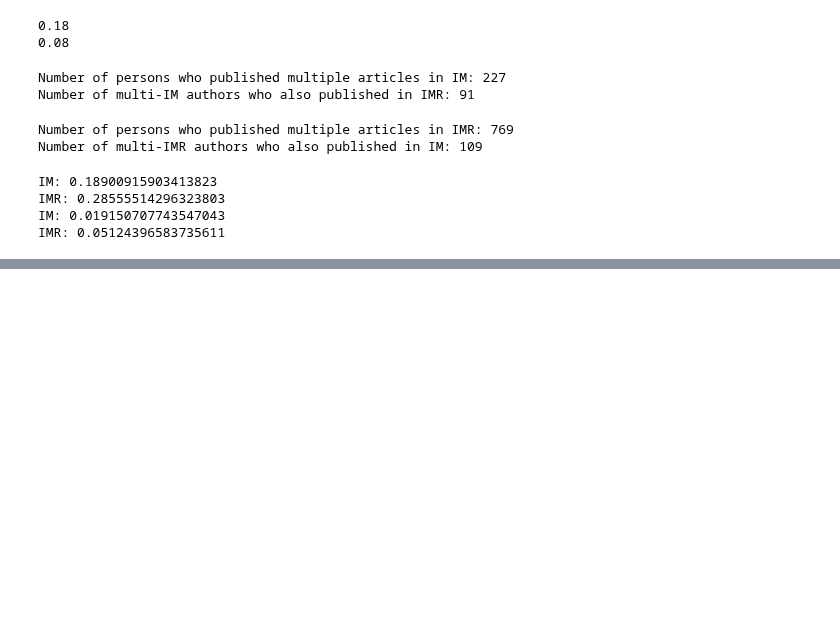
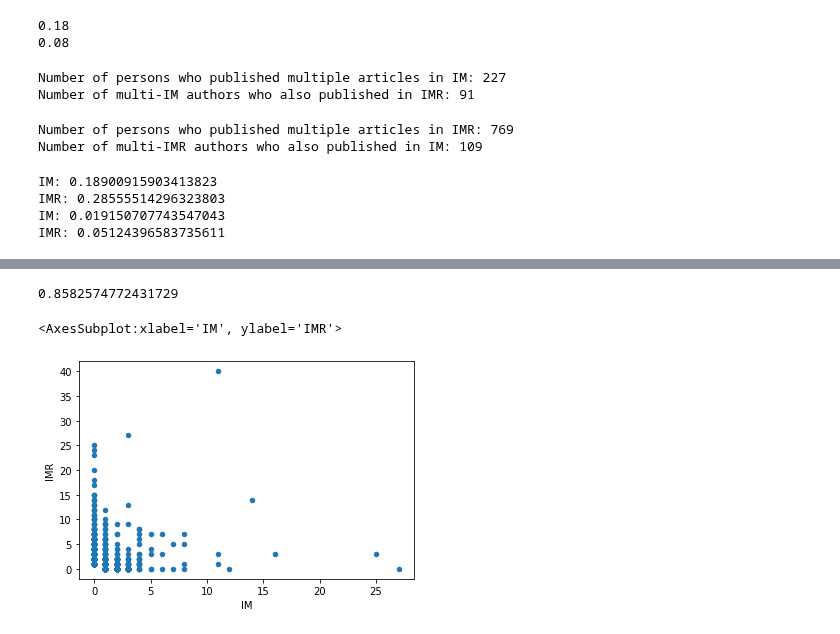
Before and after one commit to HoekR/migrant_discourse, a Jupyter notebook: notebooks/Community-overlap-analysis.ipynb, the cells around one changed output, grey strips where cells are left out. Cells and saved outputs as stored; diff of their text form; code cells hidden in the pictures; blank space fills up the shorter version.

```diff
--- a/notebooks/Community-overlap-analysis.ipynb
+++ b/notebooks/Community-overlap-analysis.ipynb
@@ -194,7 +194,7 @@ df_overlap[(df_overlap.IM > 0) & (df_overlap.IMR > 0)]
 # %% [markdown]
 There are 54 authors who published at least two articles in each journal. Here we see Gunther Beijer and and Jerzy Zubrzicki, who are also directly involved in the REMP publications:
 # %%
-g = df_split.groupby(['author_surname_initial', 'journal']).journal.count()
+g = df_split[df_split.author_surname_initial.isna() == False].groupby(['author_surname_initial', 'journal']).journal.count()
 df_overlap = g.unstack('journal').fillna(0.0)
 print('number of authors with at least two articles in both journals:',
       len(df_overlap[(df_overlap.IM > 1) & (df_overlap.IMR > 1)]))
@@ -263,0 +303,10 @@ IMR: 0.05124396583735611
+# %%
+305/371
+660/769
+# %% [output]
+0.8582574772431729
+# %%
+df_overlap.plot(kind='scatter', x='IM', y='IMR')
+# %% [output]
+<AxesSubplot:xlabel='IM', ylabel='IMR'>
+[figure, added]
```
Also changed, not shown: parts of 5 cells of this notebook, 7 other files.
